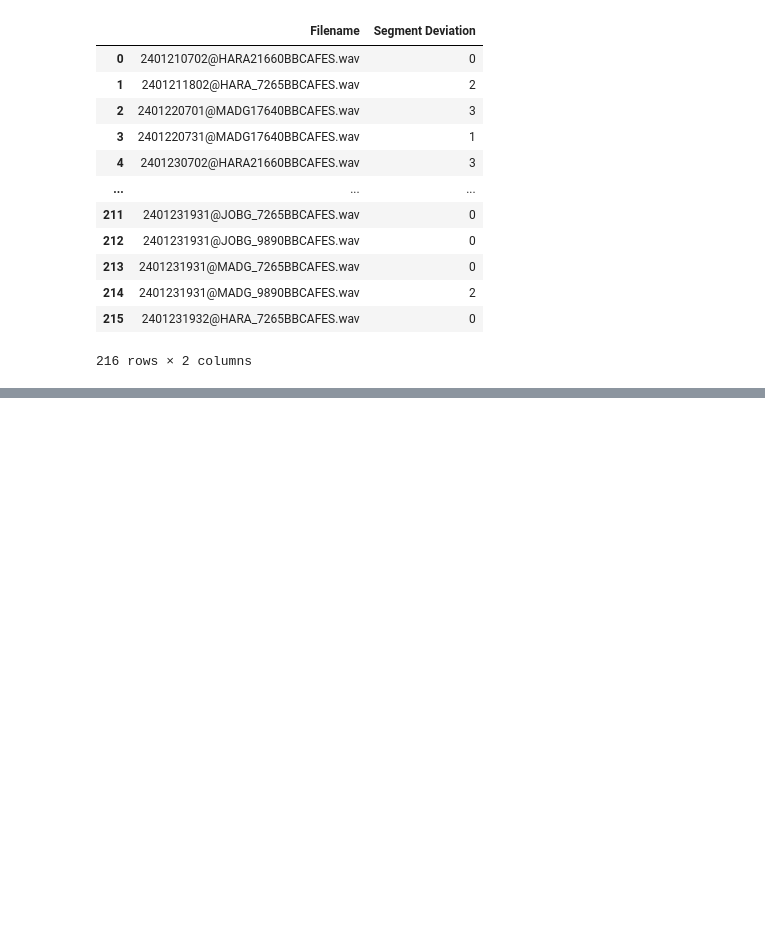
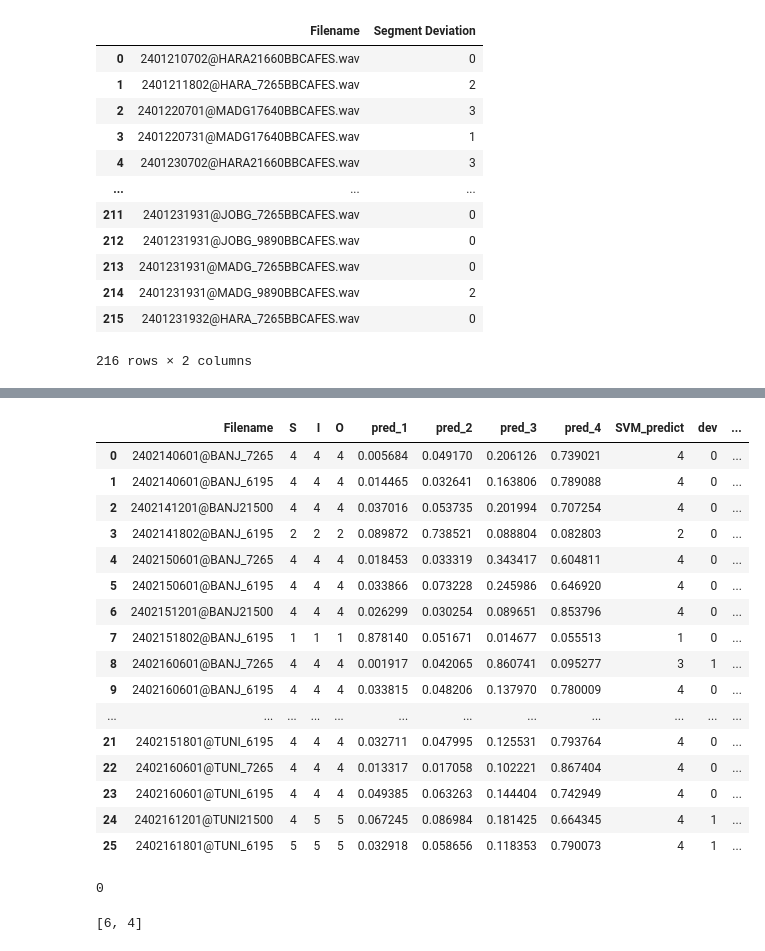
Before and after one commit to victorakin1/ML_for_HF_scoring, a Jupyter notebook: Training&Testing.ipynb, the cells around one changed output, grey strips where cells are left out. Saved outputs shown, nothing was run; the diff lists cells and outputs as text; code cells hidden in the pictures; blank space fills up the shorter version.

```diff
--- a/Training&Testing.ipynb
+++ b/Training&Testing.ipynb
@@ -374,6 +207,6 @@ Liberia
 # %%
 import os
-par_dir = "C:/Users/akingv01/OneDrive - BBC/ML_AM_Monitoring/AM_Monitoring_Classes/Sorted O score folders_PASH"
+par_dir = "C:/Users/akingv01/OneDrive - BBC/ML_AM_Monitoring/AM_Monitoring_Classes/Sorted O score folders_AFES"
 folders = []
 for i in range(1,5):
     folders.append(os.path.join(par_dir,str(i)))
@@ -431,14 +264,3 @@ segment 5 11.0 sec - 13.0 sec: 2
 segment 6 13.0 sec - 17.0 sec: 4
 segment 7 17.0 sec - 18.0 sec: 2
 segment 8 18.0 sec - 20.0 sec: 4
-# %%
-import os
-path = "C:/Users/akingv01/OneDrive - BBC/ML_AM_Monitoring/AM_Monitoring_Classes/Sorted O score folders"
-#.listdir(path)
-
-for i in os.listdir(path):
-    o_scr_pth = os.path.join(path, i)
-    print(o_scr_pth)
-    for j in os.listdir(o_scr_pth):
-        print(os.path.join(o_scr_pth,j))
-    print("\n")
@@ -536,0 +338,38 @@ df_x["Filename"] =
+# %%
+'''prediction("Filename_and_score_FREN_2024-02-12_2024-02-16.xlsx", "WAV_file_source (back) French_files" )'''
+
+#prediction Filename_and_score_FREN_2024-02-12_2024-02-16.xlsx
+
+import os
+import pandas as pd
+from pyAudioAnalysis import audioSegmentation as aS
+from pyAudioAnalysis.audioSegmentation import mid_term_file_classification, labels_to_segments
+from pyAudioAnalysis.audioTrainTest import load_model
+
+def segment_analysis(sheet, wav_folder):
+
+    cl, m, s, m_classes, mt_win, mt_step, s_win, s_step, c_beat = load_model("svm_1-5")
+
+    path_1 = "C:/Users/akingv01/OneDrive - BBC/ML_AM_Monitoring"
+    path_2 = "C:/Users/akingv01/OneDrive - BBC/ML_AM_Monitoring/AM_Monitoring_Classes"
+    sgmt_df = pd.read_excel("prediction Filename_and_score_FREN_2024-02-12_2024-02-16.xlsx")
+    sgmt_df["segment_dev"] = 0
+
+    files = os.path.join(path_1,wav_folder)
+    for i in os.listdir(files):
+        #print(i)
+        for j in sgmt_df.index:
+            if sgmt_df["Filename"][j] in i:
+                print(i)
+
+                labels, class_names, _, _ = mid_term_file_classification(os.path.join(files, i),
+                                                         "svm_1-5", "svm_rbf",  True,
+                                                         "test.segments")
+                segs, c = labels_to_segments(labels, mt_step)
+                dev = int(class_names[int(max(c))]) - int(class_names[int(min(c))])
+                sgmt_df.at[j,"segment_dev"] = dev
+
+    return sgmt_df
+
+segment_analysis("prediction Filename_and_score_FREN_2024-02-12_2024-02-16.xlsx", "WAV_file_source (back) French_files")
+# %% [output]
@@ -536,0 +393,17 @@ df_x["Filename"] =
+|  | Filename | S | I | O | pred_1 | pred_2 | pred_3 | pred_4 | SVM_predict | dev | ... |
+| 0 | 2402140601@BANJ_7265 | 4 | 4 | 4 | 0.005684 | 0.049170 | 0.206126 | 0.739021 | 4 | 0 | ... |
+| 1 | 2402140601@BANJ_6195 | 4 | 4 | 4 | 0.014465 | 0.032641 | 0.163806 | 0.789088 | 4 | 0 | ... |
+| 2 | 2402141201@BANJ21500 | 4 | 4 | 4 | 0.037016 | 0.053735 | 0.201994 | 0.707254 | 4 | 0 | ... |
+| 3 | 2402141802@BANJ_6195 | 2 | 2 | 2 | 0.089872 | 0.738521 | 0.088804 | 0.082803 | 2 | 0 | ... |
+| 4 | 2402150601@BANJ_7265 | 4 | 4 | 4 | 0.018453 | 0.033319 | 0.343417 | 0.604811 | 4 | 0 | ... |
+| 5 | 2402150601@BANJ_6195 | 4 | 4 | 4 | 0.033866 | 0.073228 | 0.245986 | 0.646920 | 4 | 0 | ... |
+| 6 | 2402151201@BANJ21500 | 4 | 4 | 4 | 0.026299 | 0.030254 | 0.089651 | 0.853796 | 4 | 0 | ... |
+| 7 | 2402151802@BANJ_6195 | 1 | 1 | 1 | 0.878140 | 0.051671 | 0.014677 | 0.055513 | 1 | 0 | ... |
+| 8 | 2402160601@BANJ_7265 | 4 | 4 | 4 | 0.001917 | 0.042065 | 0.860741 | 0.095277 | 3 | 1 | ... |
+| 9 | 2402160601@BANJ_6195 | 4 | 4 | 4 | 0.033815 | 0.048206 | 0.137970 | 0.780009 | 4 | 0 | ... |
+| ... | ... | ... | ... | ... | ... | ... | ... | ... | ... | ... | ... |
+| 21 | 2402151801@TUNI_6195 | 4 | 4 | 4 | 0.032711 | 0.047995 | 0.125531 | 0.793764 | 4 | 0 | ... |
+| 22 | 2402160601@TUNI_7265 | 4 | 4 | 4 | 0.013317 | 0.017058 | 0.102221 | 0.867404 | 4 | 0 | ... |
+| 23 | 2402160601@TUNI_6195 | 4 | 4 | 4 | 0.049385 | 0.063263 | 0.144404 | 0.742949 | 4 | 0 | ... |
+| 24 | 2402161201@TUNI21500 | 4 | 5 | 5 | 0.067245 | 0.086984 | 0.181425 | 0.664345 | 4 | 1 | ... |
+| 25 | 2402161801@TUNI_6195 | 5 | 5 | 5 | 0.032918 | 0.058656 | 0.118353 | 0.790073 | 4 | 1 | ... |
@@ -536,0 +414,4 @@ df_x["Filename"] =
+# %%
+0%2
+# %% [output]
+0
@@ -536,0 +429,4 @@ df_x["Filename"] =
+# %%
+sum_odd_and_even([1,2,3,4])
+# %% [output]
+[6, 4]
```
Also changed, not shown: parts of 22 cells of this notebook, 2 other files.
